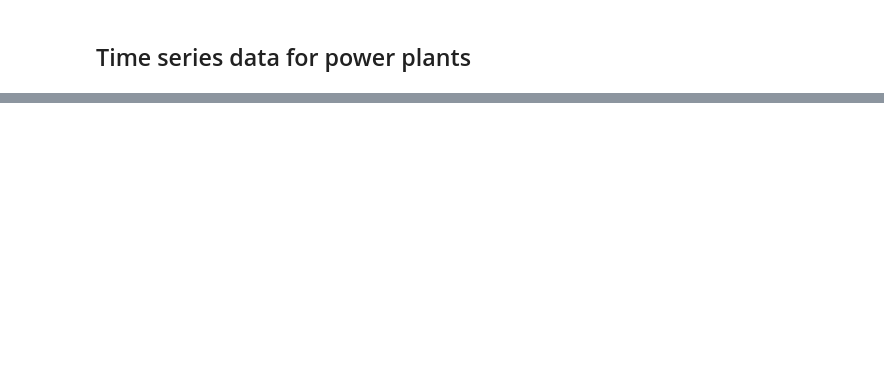
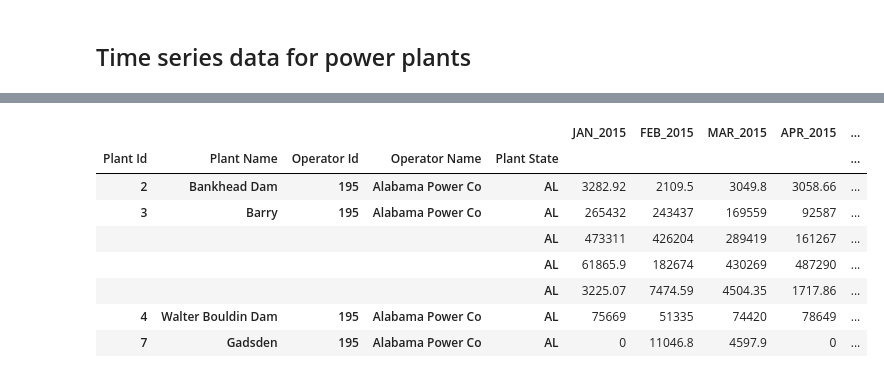
Before and after one commit to xingliuUT/battery_planner, a Jupyter notebook: import_data.ipynb, the cells around one changed output, grey strips where cells are left out. Cells and saved outputs as stored; diff of their text form; code cells hidden in the pictures; blank space fills up the shorter version.

```diff
--- a/import_data.ipynb
+++ b/import_data.ipynb
@@ -338,0 +139,14 @@ Wall time: 4 s
+# %%
+df2015_new = clean_by_year(df_eia923_y2015, '2015')
+# %%
+df2015_new.head(7)
+# %% [output]
+|  |  |  |  |  | JAN_2015 | FEB_2015 | MAR_2015 | APR_2015 | ... |
+| Plant Id | Plant Name | Operator Id | Operator Name | Plant State |  |  |  |  | ... |
+| 2 | Bankhead Dam | 195 | Alabama Power Co | AL | 3282.92 | 2109.5 | 3049.8 | 3058.66 | ... |
+| 3 | Barry | 195 | Alabama Power Co | AL | 265432 | 243437 | 169559 | 92587 | ... |
+|  |  |  |  | AL | 473311 | 426204 | 289419 | 161267 | ... |
+|  |  |  |  | AL | 61865.9 | 182674 | 430269 | 487290 | ... |
+|  |  |  |  | AL | 3225.07 | 7474.59 | 4504.35 | 1717.86 | ... |
+| 4 | Walter Bouldin Dam | 195 | Alabama Power Co | AL | 75669 | 51335 | 74420 | 78649 | ... |
+| 7 | Gadsden | 195 | Alabama Power Co | AL | 0 | 11046.8 | 4597.9 | 0 | ... |
```
Also changed, not shown: parts of 68 cells of this notebook.
